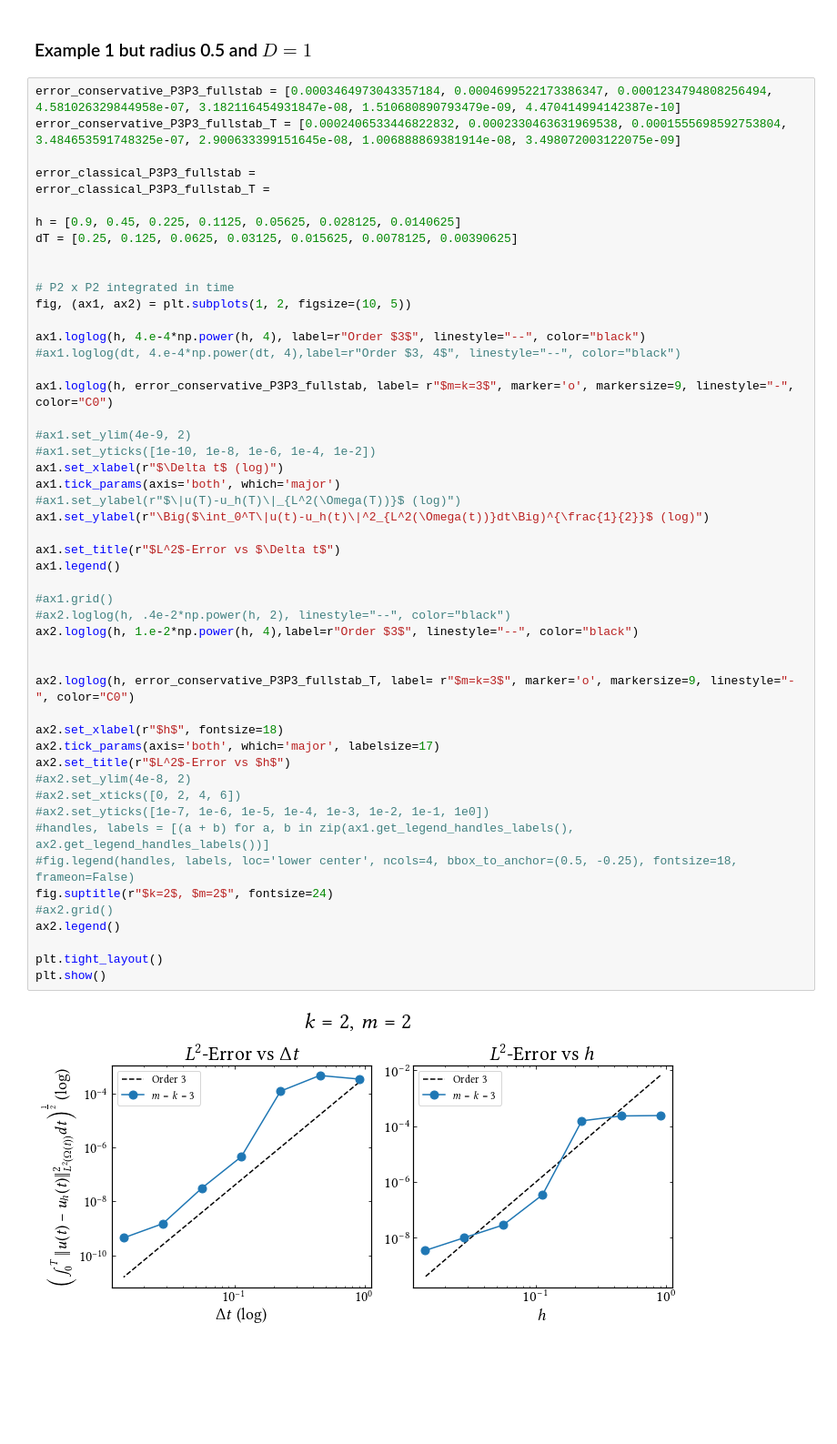
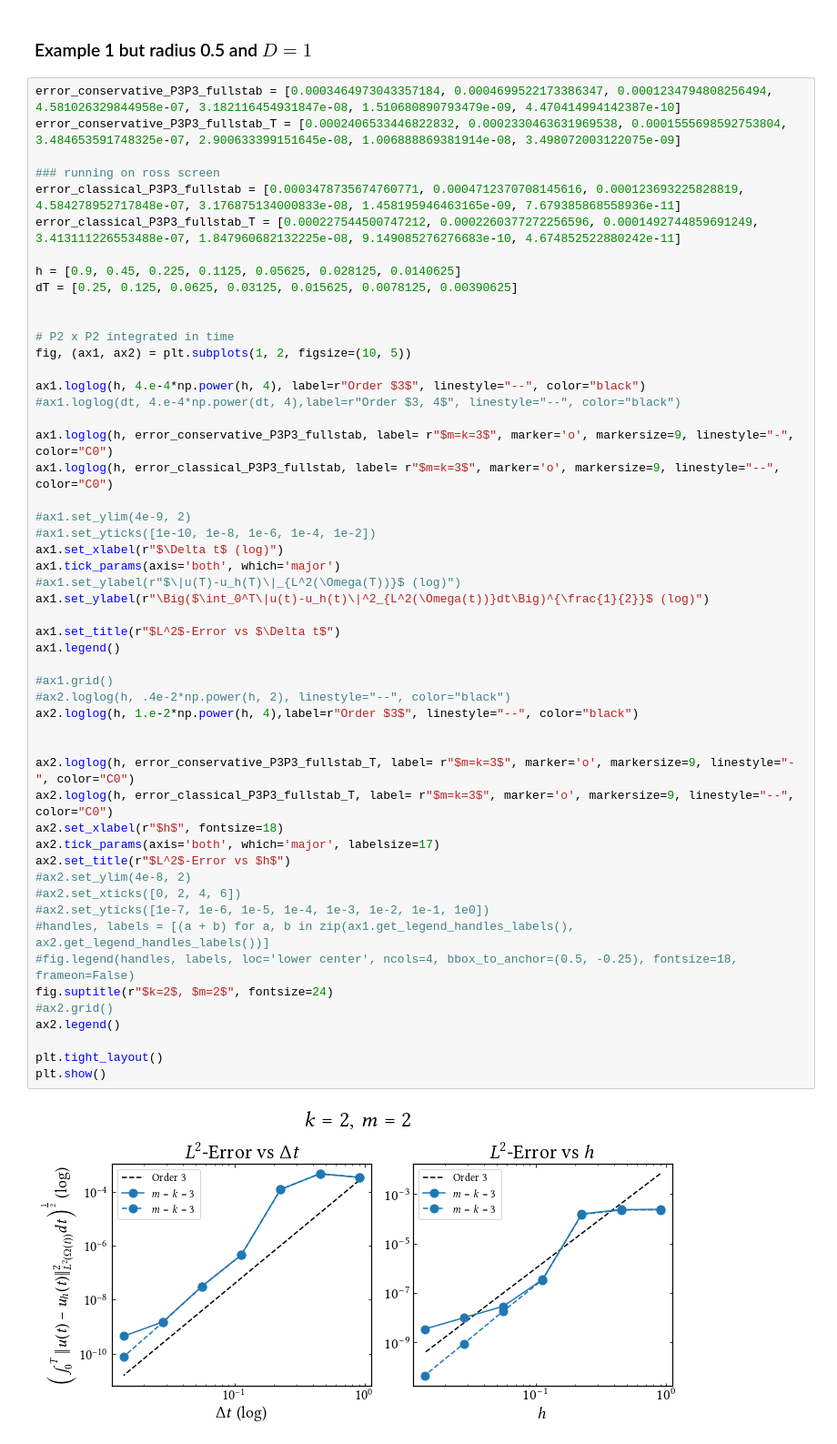
Before and after one commit to CutFEM/CutFEM-Library, a Jupyter notebook: notebook/convection_diffusion/example1.ipynb, the cells around one changed output. Shown at 91% size. Cells and saved outputs as stored; diff of their text form; blank space fills up the shorter version.

```diff
--- a/notebook/convection_diffusion/example1.ipynb
+++ b/notebook/convection_diffusion/example1.ipynb
@@ -1493,8 +1493,9 @@ This is in contrast to the examples of Preuss and Lehrenfeld, where we saw
 error_conservative_P3P3_fullstab = [0.0003464973043357184, 0.0004699522173386347, 0.0001234794808256494, 4.581026329844958e-07, 3.182116454931847e-08, 1.510680890793479e-09, 4.470414994142387e-10]
 error_conservative_P3P3_fullstab_T = [0.0002406533446822832, 0.0002330463631969538, 0.0001555698592753804, 3.484653591748325e-07, 2.900633399151645e-08, 1.006888869381914e-08, 3.498072003122075e-09]
 
-error_classical_P3P3_fullstab =
-error_classical_P3P3_fullstab_T =
+### running on ross screen
+error_classical_P3P3_fullstab = [0.0003478735674760771, 0.0004712370708145616, 0.000123693225828819, 4.584278952717848e-07, 3.176875134000833e-08, 1.458195946463165e-09, 7.679385868558936e-11]
+error_classical_P3P3_fullstab_T = [0.000227544500747212, 0.0002260377272256596, 0.0001492744859691249, 3.413111226553488e-07, 1.847960682132225e-08, 9.149085276276683e-10, 4.674852522880242e-11]
 
 h = [0.9, 0.45, 0.225, 0.1125, 0.05625, 0.028125, 0.0140625]
 dT = [0.25, 0.125, 0.0625, 0.03125, 0.015625, 0.0078125, 0.00390625]
@@ -1507,37 +1508,38 @@ ax1.loglog(h, 4.e-4*np.power(h, 4), label=r"Order $3$", linestyle="--", color="b
 #ax1.loglog(dt, 4.e-4*np.power(dt, 4),label=r"Order $3, 4$", linestyle="--", color="black")
 
 ax1.loglog(h, error_conservative_P3P3_fullstab, label= r"$m=k=3$", marker='o', markersize=9, linestyle="-", color="C0")
+ax1.loglog(h, error_classical_P3P3_fullstab, label= r"$m=k=3$", marker='o', markersize=9, linestyle="--", color="C0")
 
 #ax1.set_ylim(4e-9, 2)
 #ax1.set_yticks([1e-10, 1e-8, 1e-6, 1e-4, 1e-2])
 ax1.set_xlabel(r"$\Delta t$ (log)")
 ax1.tick_params(axis='both', which='major')
 #ax1.set_ylabel(r"$\|u(T)-u_h(T)\|_{L^2(\Omega(T))}$ (log)")
 ax1.set_ylabel(r"\Big($\int_0^T\|u(t)-u_h(t)\|^2_{L^2(\Omega(t))}dt\Big)^{\frac{1}{2}}$ (log)")
 
 ax1.set_title(r"$L^2$-Error vs $\Delta t$")
 ax1.legend()
 
 #ax1.grid()
 #ax2.loglog(h, .4e-2*np.power(h, 2), linestyle="--", color="black")
 ax2.loglog(h, 1.e-2*np.power(h, 4),label=r"Order $3$", linestyle="--", color="black")
 
 
 ax2.loglog(h, error_conservative_P3P3_fullstab_T, label= r"$m=k=3$", marker='o', markersize=9, linestyle="-", color="C0")
-
+ax2.loglog(h, error_classical_P3P3_fullstab_T, label= r"$m=k=3$", marker='o', markersize=9, linestyle="--", color="C0")
 ax2.set_xlabel(r"$h$", fontsize=18)
 ax2.tick_params(axis='both', which='major', labelsize=17)
 ax2.set_title(r"$L^2$-Error vs $h$")
 #ax2.set_ylim(4e-8, 2)
 #ax2.set_xticks([0, 2, 4, 6])
 #ax2.set_yticks([1e-7, 1e-6, 1e-5, 1e-4, 1e-3, 1e-2, 1e-1, 1e0])
 #handles, labels = [(a + b) for a, b in zip(ax1.get_legend_handles_labels(), ax2.get_legend_handles_labels())]
 #fig.legend(handles, labels, loc='lower center', ncols=4, bbox_to_anchor=(0.5, -0.25), fontsize=18, frameon=False)
 fig.suptitle(r"$k=2$, $m=2$", fontsize=24)
 #ax2.grid()
 ax2.legend()
 
 plt.tight_layout()
 plt.show()
 # %% [output]
-[figure, old version]
+[figure, new version]
```
Also changed, not shown: 2 other files.
